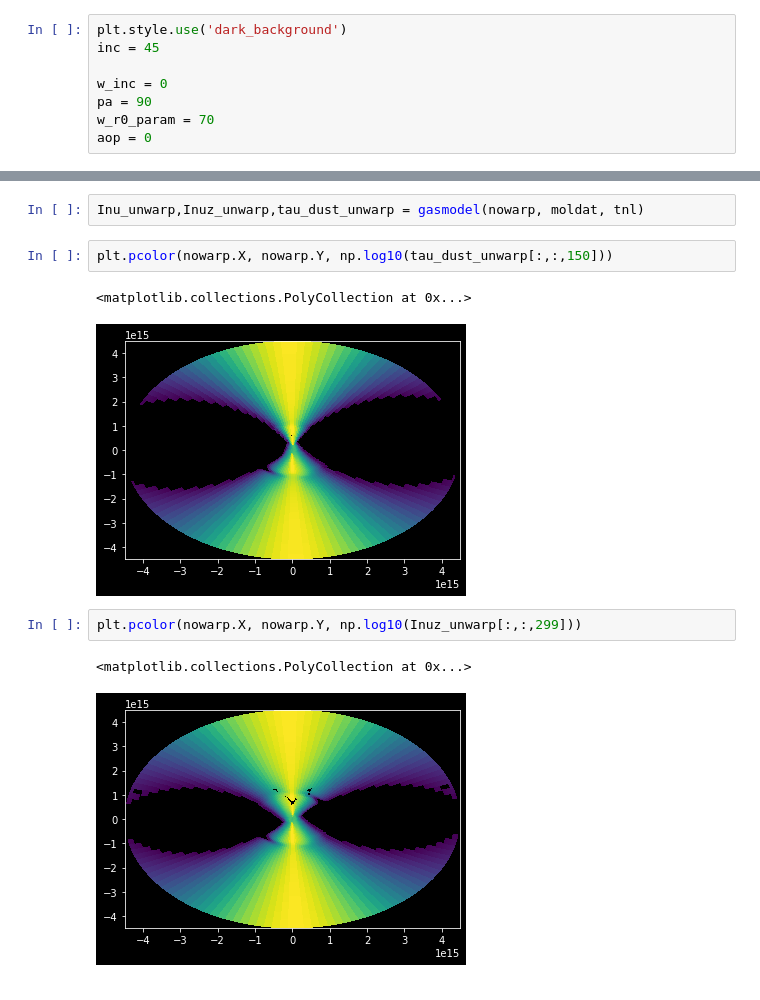
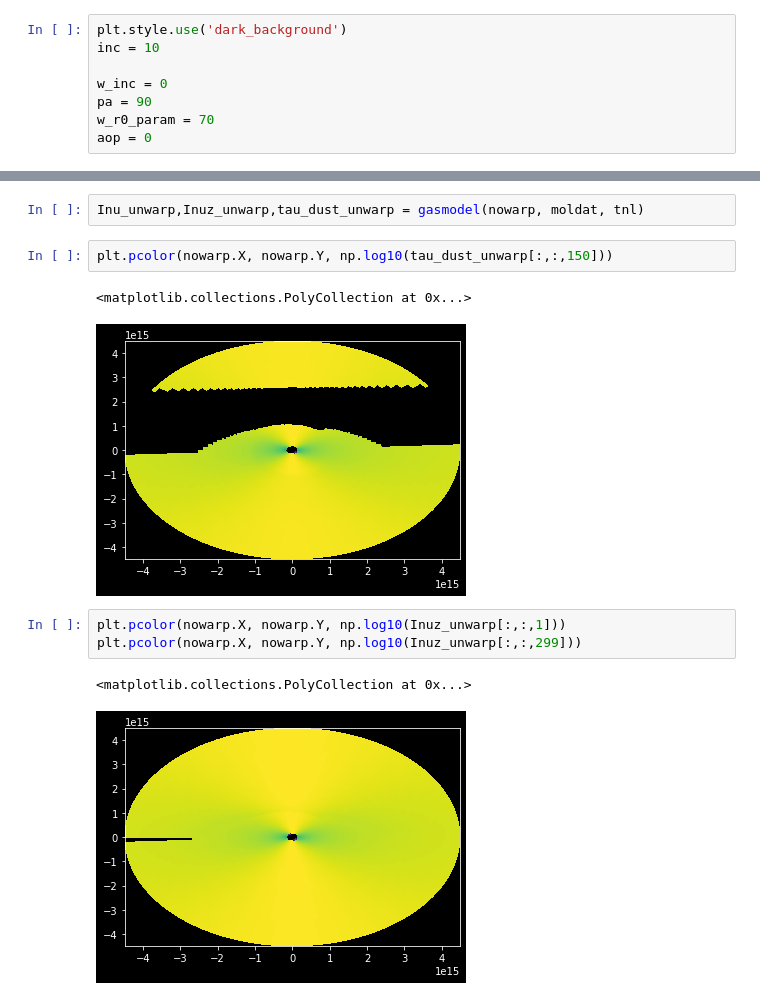
Before and after one commit to theochawla/49ceti_warpmodel, a Jupyter notebook: Warp/warp_edgeon_troubleshoot/gas_model_troubleshoot.ipynb, the cells around one changed output, grey strips where cells are left out. Cells and saved outputs as stored; diff of their text form.

```diff
--- a/Warp/warp_edgeon_troubleshoot/gas_model_troubleshoot.ipynb
+++ b/Warp/warp_edgeon_troubleshoot/gas_model_troubleshoot.ipynb
@@ -7,7 +7,7 @@ from astropy import constants as const
 from scipy.integrate import cumtrapz,trapz
 # %%
 plt.style.use('dark_background')
-inc = 45
+inc = 10
 
 w_inc = 0
 pa = 90
@@ -244,9 +247,10 @@ Inu_unwarp,Inuz_unwarp,tau_dust_unwarp = gasmodel(nowarp, moldat, tnl)
 plt.pcolor(nowarp.X, nowarp.Y, np.log10(tau_dust_unwarp[:,:,150]))
 # %% [output]
 <matplotlib.collections.PolyCollection at 0x...>
-[figure, old version]
+[figure, new version]
 # %%
+plt.pcolor(nowarp.X, nowarp.Y, np.log10(Inuz_unwarp[:,:,1]))
 plt.pcolor(nowarp.X, nowarp.Y, np.log10(Inuz_unwarp[:,:,299]))
 # %% [output]
 <matplotlib.collections.PolyCollection at 0x...>
-[figure, old version]
+[figure, new version]
```
Also changed, not shown: parts of 5 cells of this notebook, 3 other files.
